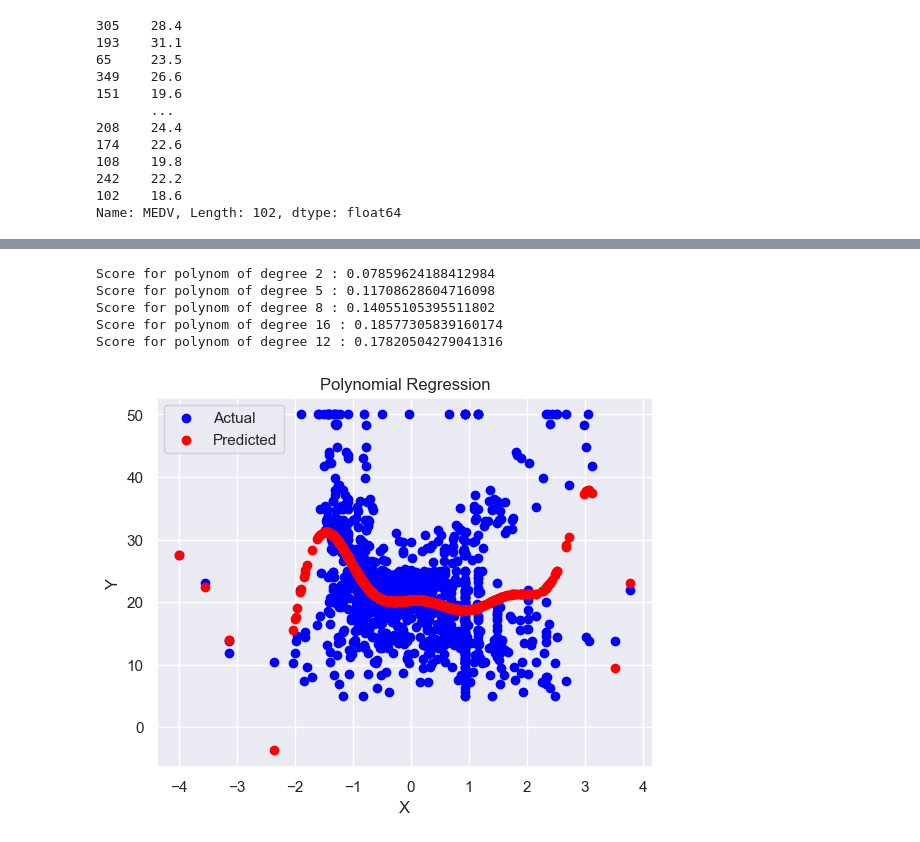
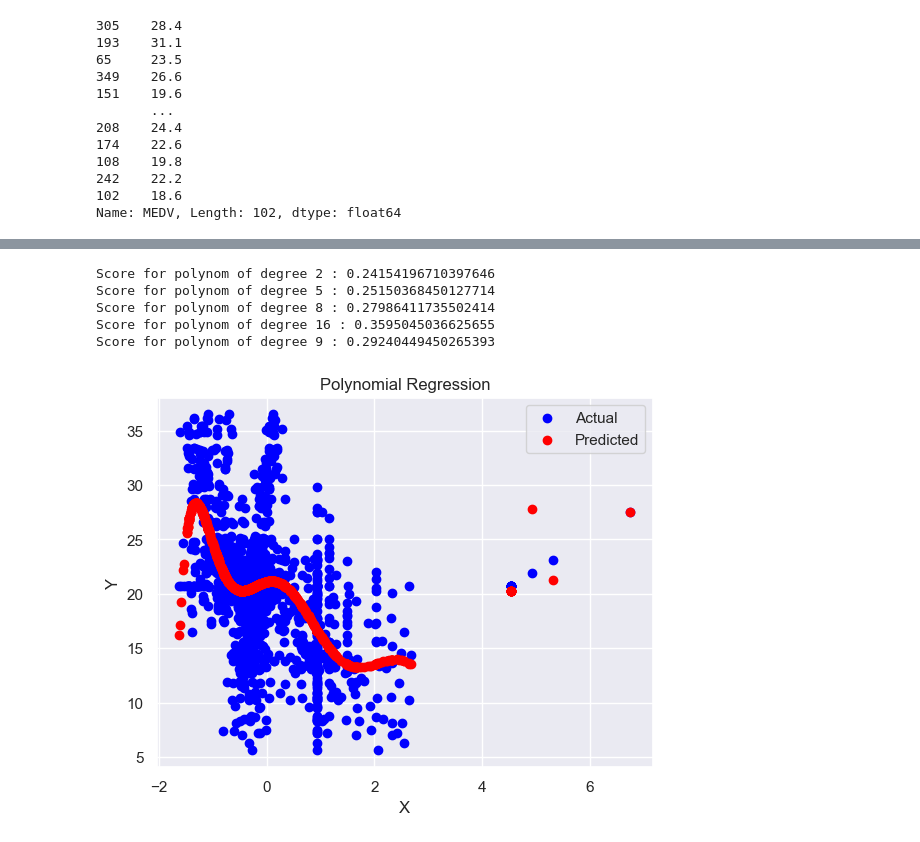
Before and after one commit to loic-roux-404/py-train, a Jupyter notebook: ml-solo/regressions.ipynb, the cells around one changed output, grey strips where cells are left out. Cells and saved outputs as stored; diff of their text form; code cells hidden in the pictures.

```diff
--- a/ml-solo/regressions.ipynb
+++ b/ml-solo/regressions.ipynb
@@ -355,0 +341,40 @@ X
+# %%
+def update_clone(larger_df, smaller_df):
+    cloned_df = larger_df.copy(deep=True)
+    cloned_df.update(smaller_df)
+
+    return cloned_df
+
+def remove_outliers(df: pd.DataFrame, lower_q: float = 0.25, higher_q: float = 0.75):
+    """
+    Remove extreme values using n_std standard deviations
+    """
+    for col in df.columns:
+        IQR = df[col].quantile(higher_q) - df[col].quantile(lower_q)
+
+        lower_outlier = df[col].quantile(lower_q) - (IQR * 1.5)
+        higher_outlier = df[col].quantile(higher_q) + (IQR * 1.5)
+
+        df.loc[:, col] = df.loc[df[col] <= higher_outlier, col]
+        df.loc[:, col] = df.loc[df[col] >= lower_outlier, col]
+
+        max_shape = max([len(df[col]) for col in df.columns])
+        max_shape_df = df[list(filter(lambda col: len(df[col]) == max_shape, df.columns))[0]]
+
+        df.loc[:, col] = update_clone(max_shape_df, df[col])
+        df.loc[:, col] = df[col].fillna(df[col].mean())
+
+    return df
+
+
+all_obs = boston[["MEDV", "RM", "LSTAT", "INDUS"]]
+
+all_normalized = remove_outliers(all_obs)
+
+# Toujours la variable de réponse dans X
+Y = all_normalized["MEDV"]
+
+# Et les facteurs d'étude dans y
+X = all_normalized[["RM", "LSTAT", "INDUS"]]
+
+all_normalized.info()
@@ -514,18 +566,18 @@ Score for polynom of degree 2 : 0.07859624188412984
 # %%
 polynom(X_train, y_train)
 polynom(X_train, y_train, degree=5)
 polynom(X_train, y_train, degree=8)
 polynom(X_train, y_train, degree=16)
 
-print_poly(X_train, *polynom(X_train, y_train, degree=12))
+print_poly(X_train, *polynom(X_train, y_train, degree=9))
 
 # Finding bias from degree 14 with score not growing a lot
 
-# > 14 model looks overfitted
+# > 10 models looks overfitted
 # %% [output]
-Score for polynom of degree 2 : 0.07859624188412984
-Score for polynom of degree 5 : 0.11708628604716098
-Score for polynom of degree 8 : 0.14055105395511802
-Score for polynom of degree 16 : 0.18577305839160174
-Score for polynom of degree 12 : 0.17820504279041316
+Score for polynom of degree 2 : 0.24154196710397646
+Score for polynom of degree 5 : 0.25150368450127714
+Score for polynom of degree 8 : 0.27986411735502414
+Score for polynom of degree 16 : 0.3595045036625655
+Score for polynom of degree 9 : 0.29240449450265393
-[figure, old version]
+[figure, new version]
```
Also changed, not shown: parts of 33 cells of this notebook, 1 other file.
